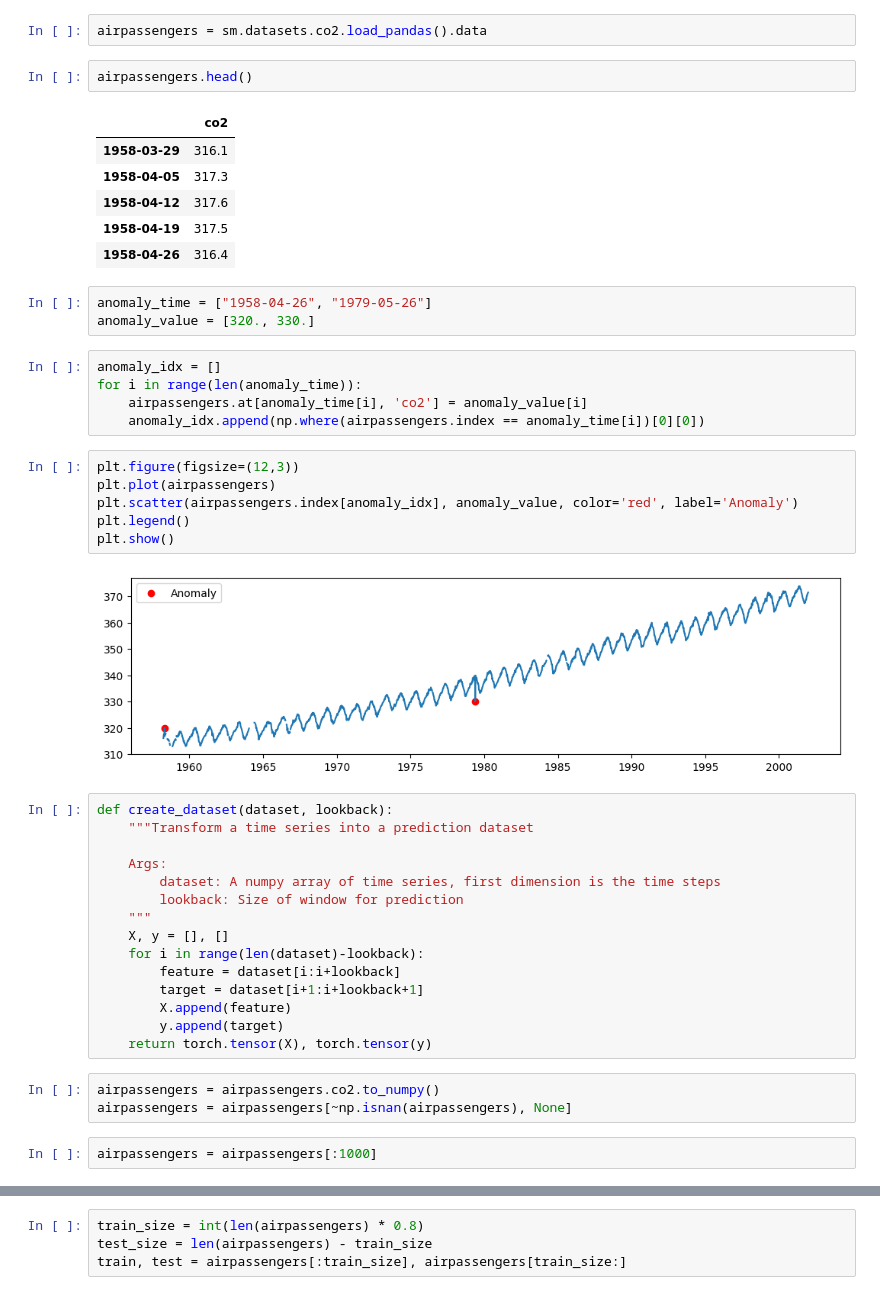
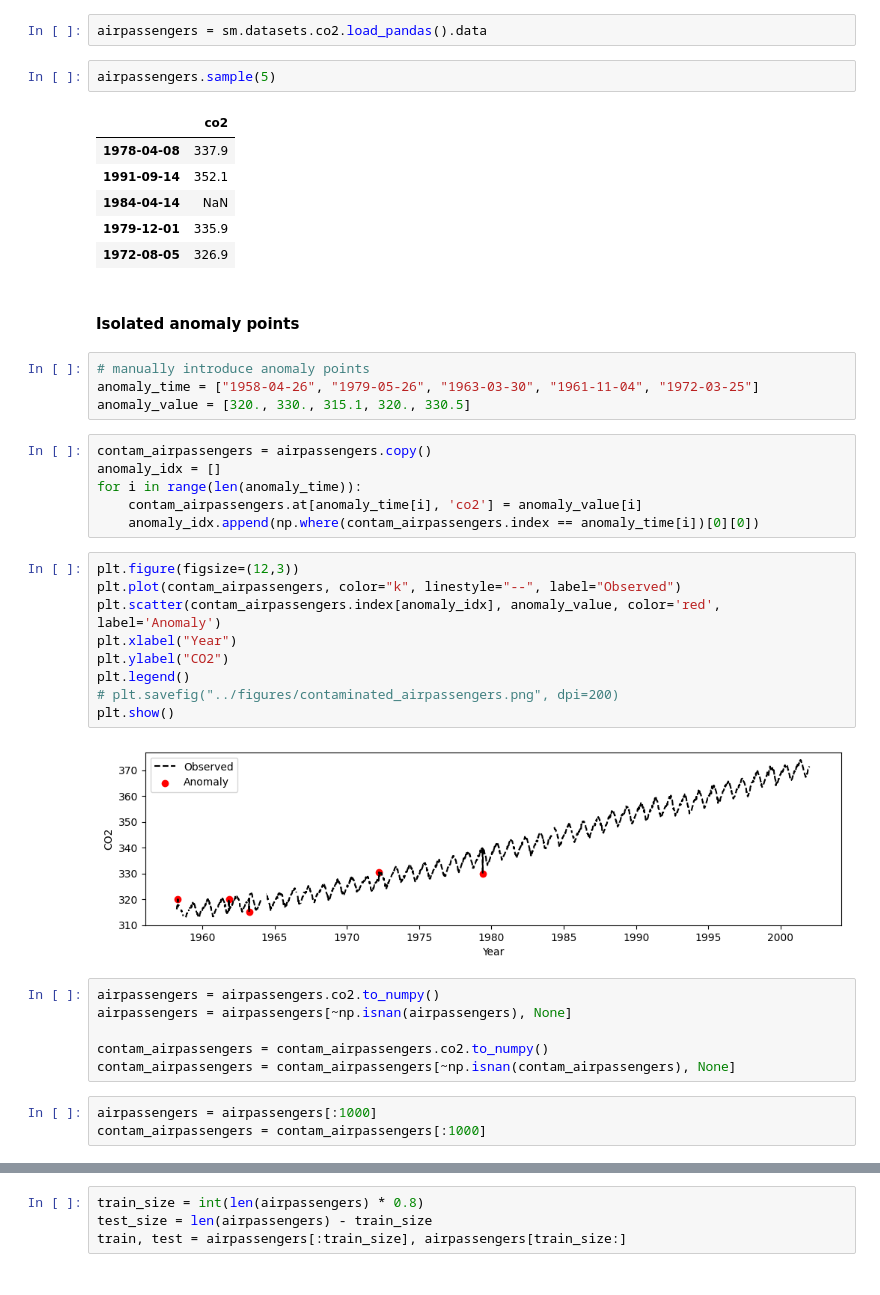
Before and after one commit to yzhang511/TimeInf, a Jupyter notebook: notebooks/simulate_time_series_anomaly.ipynb, the cells around one changed output, grey strips where cells are left out. Drawn from its saved outputs; the diff is of its cells as text.

```diff
--- a/notebooks/simulate_time_series_anomaly.ipynb
+++ b/notebooks/simulate_time_series_anomaly.ipynb
@@ -18,47 +63,43 @@ torch.set_default_dtype(torch.double)
 # %%
 airpassengers = sm.datasets.co2.load_pandas().data
 # %%
-airpassengers.head()
+airpassengers.sample(5)
 # %% [output]
 |  | co2 |
-| 1958-03-29 | 316.1 |
-| 1958-04-05 | 317.3 |
-| 1958-04-12 | 317.6 |
-| 1958-04-19 | 317.5 |
-| 1958-04-26 | 316.4 |
+| 1978-04-08 | 337.9 |
+| 1991-09-14 | 352.1 |
+| 1984-04-14 | NaN |
+| 1979-12-01 | 335.9 |
+| 1972-08-05 | 326.9 |
+# %% [markdown]
+#### Isolated anomaly points
 # %%
-anomaly_time = ["1958-04-26", "1979-05-26"]
-anomaly_value = [320., 330.]
+# manually introduce anomaly points
+anomaly_time = ["1958-04-26", "1979-05-26", "1963-03-30", "1961-11-04", "1972-03-25"]
+anomaly_value = [320., 330., 315.1, 320., 330.5]
 # %%
+contam_airpassengers = airpassengers.copy()
 anomaly_idx = []
 for i in range(len(anomaly_time)):
-    airpassengers.at[anomaly_time[i], 'co2'] = anomaly_value[i]
-    anomaly_idx.append(np.where(airpassengers.index == anomaly_time[i])[0][0])
+    contam_airpassengers.at[anomaly_time[i], 'co2'] = anomaly_value[i]
+    anomaly_idx.append(np.where(contam_airpassengers.index == anomaly_time[i])[0][0])
 # %%
 plt.figure(figsize=(12,3))
-plt.plot(airpassengers)
-plt.scatter(airpassengers.index[anomaly_idx], anomaly_value, color='red', label='Anomaly')
+plt.plot(contam_airpassengers, color="k", linestyle="--", label="Observed")
+plt.scatter(contam_airpassengers.index[anomaly_idx], anomaly_value, color='red', label='Anomaly')
+plt.xlabel("Year")
+plt.ylabel("CO2")
 plt.legend()
+# plt.savefig("../figures/contaminated_airpassengers.png", dpi=200)
 plt.show()
 # %% [output]
-[figure, old version]
+[figure, new version]
-# %%
-def create_dataset(dataset, lookback):
-    """Transform a time series into a prediction dataset
-
-    Args:
-        dataset: A numpy array of time series, first dimension is the time steps
-        lookback: Size of window for prediction
-    """
-    X, y = [], []
-    for i in range(len(dataset)-lookback):
-        feature = dataset[i:i+lookback]
-        target = dataset[i+1:i+lookback+1]
-        X.append(feature)
-        y.append(target)
-    return torch.tensor(X), torch.tensor(y)
 # %%
 airpassengers = airpassengers.co2.to_numpy()
 airpassengers = airpassengers[~np.isnan(airpassengers), None]
+
+contam_airpassengers = contam_airpassengers.co2.to_numpy()
+contam_airpassengers = contam_airpassengers[~np.isnan(contam_airpassengers), None]
 # %%
 airpassengers = airpassengers[:1000]
+contam_airpassengers = contam_airpassengers[:1000]
```
Also changed, not shown: parts of 53 cells of this notebook, 1 other file.
